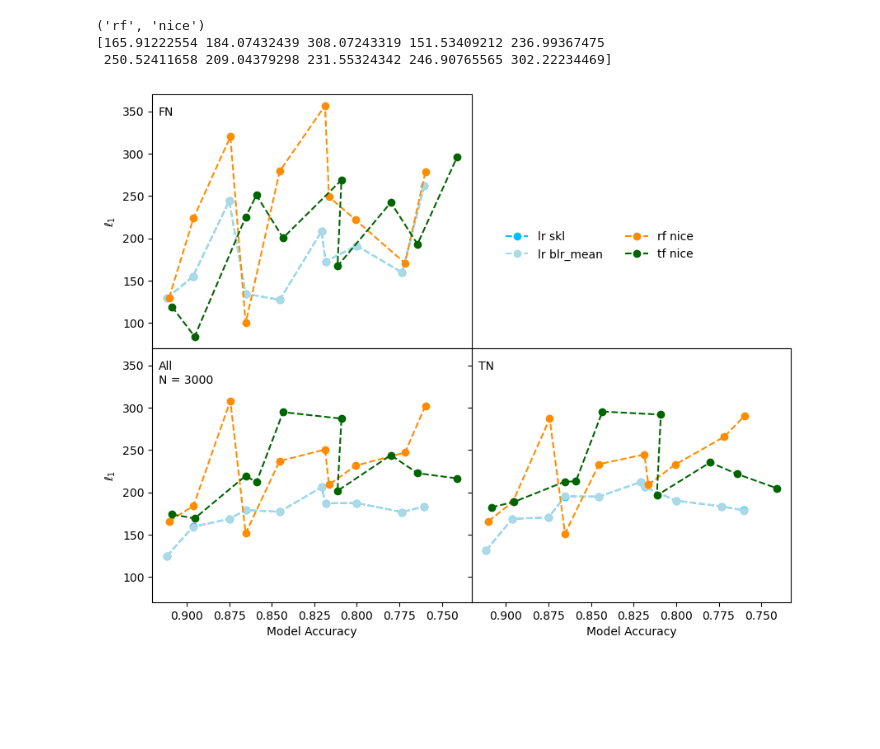
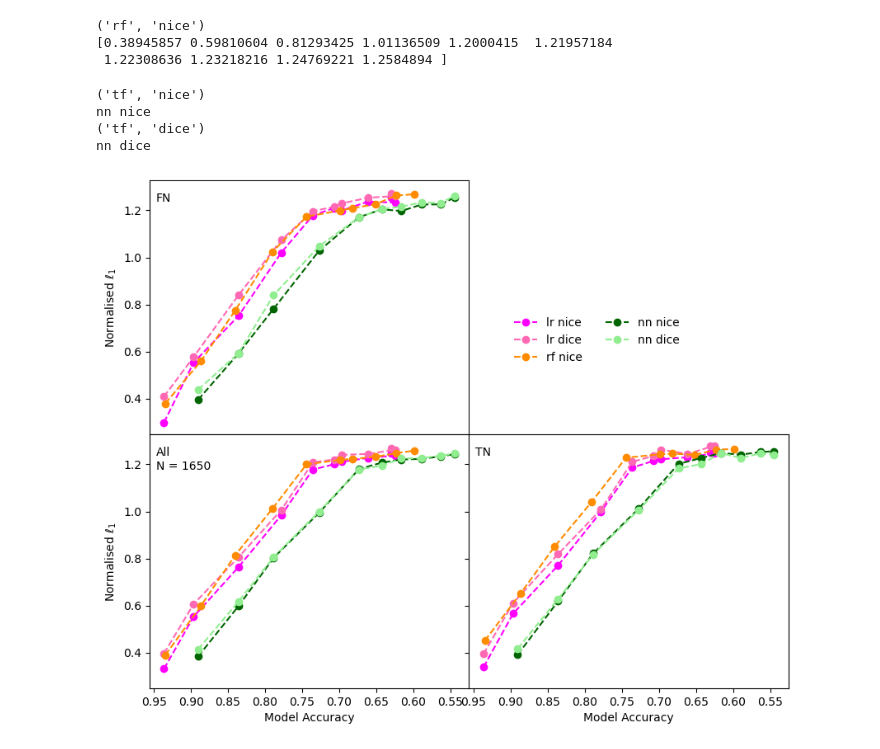
Before and after one commit to leonidaschristodoulou/xai-cfs, a Jupyter notebook: xai_plots.ipynb, the cells around one changed output. Cells and saved outputs as stored; diff of their text form; code cells hidden in the pictures; blank space fills up the shorter version.

```diff
--- a/xai_plots.ipynb
+++ b/xai_plots.ipynb
@@ -119,5 +142,8 @@ categorical_columns = [int(i) for i in cf_calc[0].cat_cols_tf]
 # %%
-n_rows, n_cols = 5, 2  # Define explicitly to be adaptable
+if dataset=="german_credit":
+    n_rows, n_cols = 2, 2
+else:
+    n_rows, n_cols = 4, 2  # Define explicitly to be adaptable
 fig, axes = plt.subplots(n_rows, n_cols, figsize=(10, 10), sharex=True, sharey=True)
 axes = axes.flatten()
 
@@ -137,7 +163,7 @@ for i, ax in enumerate(axes):
 
         if k[1] in {'nice', 'dice', 'RL'} and k[0] != 'tf':
             A = cf_calc[i].models[0]['PP'].transform(pd.DataFrame(A, columns=[str(j) for j in range(n_features)])).astype(float)
-            B = cf_calc[i].models[0]['PP'].transform(pd.DataFrame(B, columns=[str(j) for j in range(n_features)])).astype(float)
+            B = cf_calc[0].models[0]['PP'].transform(pd.DataFrame(B, columns=[str(j) for j in range(n_features)])).astype(float)
 
         good_indices = cfs_good_indices[noises_list[i]][k]
 
@@ -148,7 +174,7 @@ for i, ax in enumerate(axes):
 
     # Ensure that all expected labels appear, even if they have no data points
     d2 = list(expected_d2.values())  # Boxplot data (some lists will be empty)
-    labels = list(expected_d2.keys())  # Ensure all labels appear
+    labels = [s.replace("tf", "nn", 1) if s.startswith("tf") else s for s in expected_d2.keys()] #list(expected_d2.keys())  # Ensure all labels appear
 
     # Apply x-labels only for the last row
     if i // n_cols == n_rows - 1:
@@ -156,7 +182,7 @@ for i, ax in enumerate(axes):
     else:
         bplot = ax.boxplot(d2, tick_labels=['' for _ in labels], widths=0.5, patch_artist=True)
 
-    ax.set_ylim([0, 150])
+    ax.set_ylim([0, 11.5])
 
     for patch, color in zip(bplot['boxes'], colour_list):
         patch.set_facecolor(color)
@@ -169,10 +195,10 @@ for i, ax in enumerate(axes):
 
     # Set y-labels for leftmost column
     if i % n_cols == 0:
-        ax.set_ylabel(r'$\ell_1$', fontsize=12, fontweight='bold')
+        ax.set_ylabel(r'Normalised $\ell_1$', fontsize=12)
 
     ax.tick_params(axis='x', labelrotation=45)
 
 fig.subplots_adjust(wspace=0, hspace=0)  # Set space between subplots to zero
-fig.savefig("plots/"+dataset+"_"+variant+".pdf", format="pdf", bbox_inches="tight")
+fig.savefig("plots/"+dataset+"_"+variant+"_relative.pdf", format="pdf", bbox_inches="tight")
 # %% [output]
@@ -270,7 +297,6 @@ if dataset == "adult_income":
     s4 = pd.Series(np.array(cf_results_dict[noises_list[3]][ml_cf])[sel][row_in], index=cols)
     df_paper = pd.concat([s0,s1,s2,s3,s4],axis=1)
     df_paper.columns = ['Original', 'Noise 0 CF', 'Noise 1 CF', 'Noise 2 CF', 'Noise 3 CF']
-
 
 
 elif dataset == "gsc":
@@ -292,7 +318,7 @@ elif dataset == "gsc":
 
     # Plot with arrows
     plt.figure(figsize=(8, 6))
-    for i in range(len(df) - 1):
+    for i in range(len(df_paper.T) - 1):
         x, y = df_paper.T.iloc[i]
         dx, dy = df_paper.T.iloc[i + 1] - df_paper.T.iloc[i]
         plt.arrow(x, y, dx, dy, head_width=0.02, length_includes_head=True, color='blue')
@@ -371,7 +363,10 @@ fig.delaxes(axes[0, 1])  # This removes the top-right subplot
 # fig, axes = plt.subplots(2, 1, figsize=(10, 8), sharex=True, sharey=True)
 # ax_top, (ax_bottom_left, ax_bottom_right) = axes[0], axes[1].subplots(1, 2, sharex=True, sharey=True)
 
+stats_out = {}
+
 for i, kk in enumerate(cf_methods):
+    if dataset=='adult_income' and (kk[1]=='skl' or kk[1]=='blr_mean'): continue # lr are not showing very well for adult income
     x_acc = []
     d2 = []
     compl = {}
@@ -387,7 +382,6 @@ for i, kk in enumerate(cf_methods):
             B = cf_calc[0].models[0]['PP'].transform(pd.DataFrame(B, columns=[str(j) for j in range(n_features)])).astype(float)
 
         good_indices = cfs_good_indices[k][kk]
-        #print("Dataset size: ", len(good_indices))
 
         # Default: Original Selection
         d_temp = get_distance(A[good_indices], B[good_indices], numerical_columns, categorical_columns, l_norm=l_order)
@@ -396,7 +390,9 @@ for i, kk in enumerate(cf_methods):
             compl[(kk, k)] = (sum(good_indices) / len(good_indices))
             x_acc.append(model_results_dict[k][(kk[0], 'accuracy')])
 
-    d2 = np.array([np.array([np.mean(i), np.percentile(i, 25), np.percentile(i, 75)]) for i in d2])
+    #d2 = np.array([np.array([np.mean(i), np.percentile(i, 25), np.percentile(i, 75)]) for i in d2])
+    d2 = np.array([np.array([np.percentile(i, 50), np.percentile(i, 10), np.percentile(i, 90), np.percentile(i, 75) - np.percentile(i, 25)]) for i in d2])
+    stats_out[kk] = d2
 
     if len(d2) == 0:
         continue
@@ -423,7 +419,8 @@ for i, kk in enumerate(cf_methods):
             d2_fn.append(d_temp_fn)
             x_acc_fn.append(model_results_dict[k][(kk[0], 'accuracy')])
 
-    d2_fn = np.array([np.array([np.mean(i), np.percentile(i, 25), np.percentile(i, 75)]) for i in d2_fn])
+    #d2_fn = np.array([np.array([np.mean(i), np.percentile(i, 25), np.percentile(i, 75)]) for i in d2_fn])
+    d2_fn = np.array([np.array([np.percentile(i, 50), np.percentile(i, 10), np.percentile(i, 90), np.percentile(i, 75) - np.percentile(i, 25)]) for i in d2_fn])
 
     if len(d2_fn) > 0:
         if any(value < completeness_limit for value in compl.values()):
@@ -453,46 +450,61 @@ for i, kk in enumerate(cf_methods):
             d2_tn.append(d_temp_tn)
             x_acc_tn.append(model_results_dict[k][(kk[0], 'accuracy')])
 
-    d2_tn = np.array([np.array([np.mean(i), np.percentile(i, 25), np.percentile(i, 75)]) for i in d2_tn])
+    #d2_tn = np.array([np.array([np.mean(i), np.percentile(i, 25), np.percentile(i, 75)]) for i in d2_tn])
+    d2_tn = np.array([np.array([np.percentile(i, 50), np.percentile(i, 10), np.percentile(i, 90), np.percentile(i, 75) - np.percentile(i, 25)]) for i in d2_tn])
 
     if len(d2_tn) > 0:
         if any(value < completeness_limit for value in compl.values()):
             pass
         else:
-            ax_bottom_right.plot(x_acc_tn, d2_tn[:, 0], color=colours[kk], label=kk[0] + ' ' + kk[1], alpha=1, linestyle='--', marker='o')
+            if kk[0]=='tf':
+                label_mod = 'nn ' + kk[1] # replacing labels with tf to nn
+            else:
+                label_mod = kk[0] + ' ' + kk[1]
+            ax_bottom_right.plot(x_acc_tn, d2_tn[:, 0], color=colours[kk], label=label_mod, alpha=1, linestyle='--', marker='o')
 
     # -----------------------------
     # Standard Plot (Bottom-Left)
     # -----------------------------
     if any(value < completeness_limit for value in compl.values()):
         pass
     else:
         if kk[0]=='rf':
             print(kk)
             print(d2[:,0])
-        ax_bottom_left.plot(x_acc, d2[:, 0], color=colours[kk], label=kk[0] + ' ' + kk[1], alpha=1, linestyle='--', marker='o')
+        if kk[0]=='tf':
+            print(kk)
+            label_mod = 'nn ' + kk[1] # replacing labels with tf to nn
+            print(label_mod)
+        else:
+            label_mod = kk[0] + ' ' + kk[1]
+        ax_bottom_left.plot(x_acc, d2[:, 0], color=colours[kk], label=label_mod, alpha=1, linestyle='--', marker='o')
 
 # Formatting plots
 for ax in [ax_top, ax_bottom_left, ax_bottom_right]:
     ax.set_xlabel('Model Accuracy')
     ax.invert_xaxis()
-    #ax.set_ylim([20,100])
+    #ax.set_ylim([0,2])
 
 add_text_in_subplot(ax_bottom_left,'All\nN = ' + str(len(good_indices)))
 add_text_in_subplot(ax_bottom_right,'TN')
 add_text_in_subplot(ax_top,'FN')
 #add_text_in_subplot(ax_bottom_right,'TN\nN = ' + str(tn_indices.sum()))
 #add_text_in_subplot(ax_top,'FN\nN = ' + str(fn_indices.sum()))
 
 ax_bottom_right.legend(loc="upper center", bbox_to_anchor=(0.4, 1.5), ncol=2, frameon=False)
 
-ax_top.set_ylabel(r'$\ell_1$')
-ax_bottom_left.set_ylabel(r'$\ell_1$ ')
+ax_top.set_ylabel(r'Normalised $\ell_1$ ')
+ax_bottom_left.set_ylabel(r'Normalised $\ell_1$ ')
 
 fig.subplots_adjust(wspace=0, hspace=0)  # Set space between subplots to zero
-fig.savefig("plots/"+dataset+"_"+variant+"_l1_mean.pdf", format="pdf", bbox_inches="tight")
+fig.savefig("plots/"+dataset+"_"+variant+"_l1_median_relative.pdf", format="pdf", bbox_inches="tight")
 # %% [output]
 ('rf', 'nice')
-[165.91222554 184.07432439 308.07243319 151.53409212 236.99367475
- 250.52411658 209.04379298 231.55324342 246.90765565 302.22234469]
+[0.38945857 0.59810604 0.81293425 1.01136509 1.2000415  1.21957184
+ 1.22308636 1.23218216 1.24769221 1.2584894 ]
+('tf', 'nice')
+nn nice
+('tf', 'dice')
+nn dice
-[figure, old version]
+[figure, new version]
```
Also changed, not shown: parts of 27 cells of this notebook, 1 other file.
